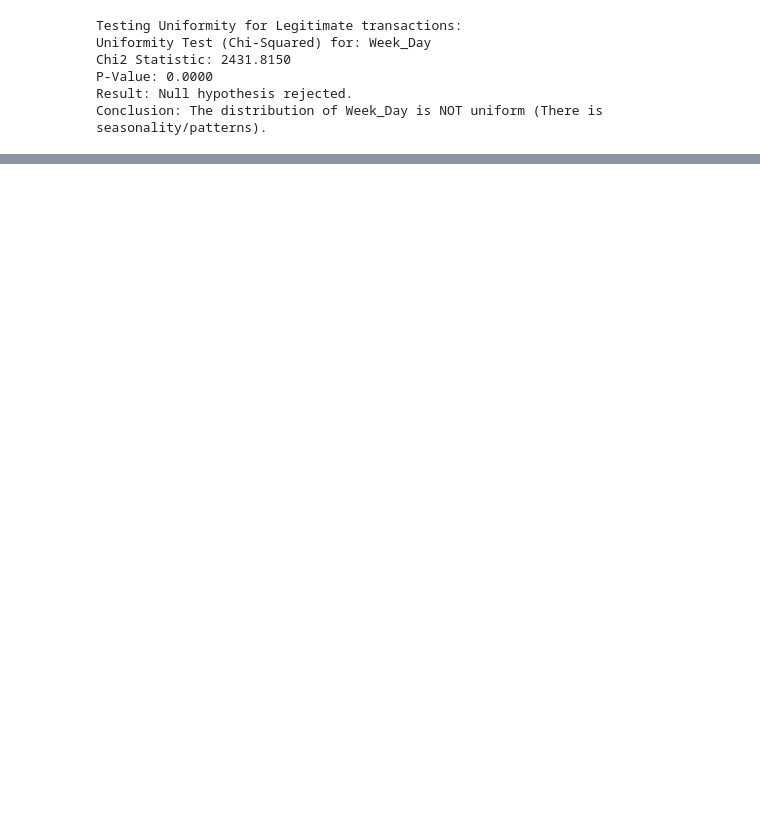
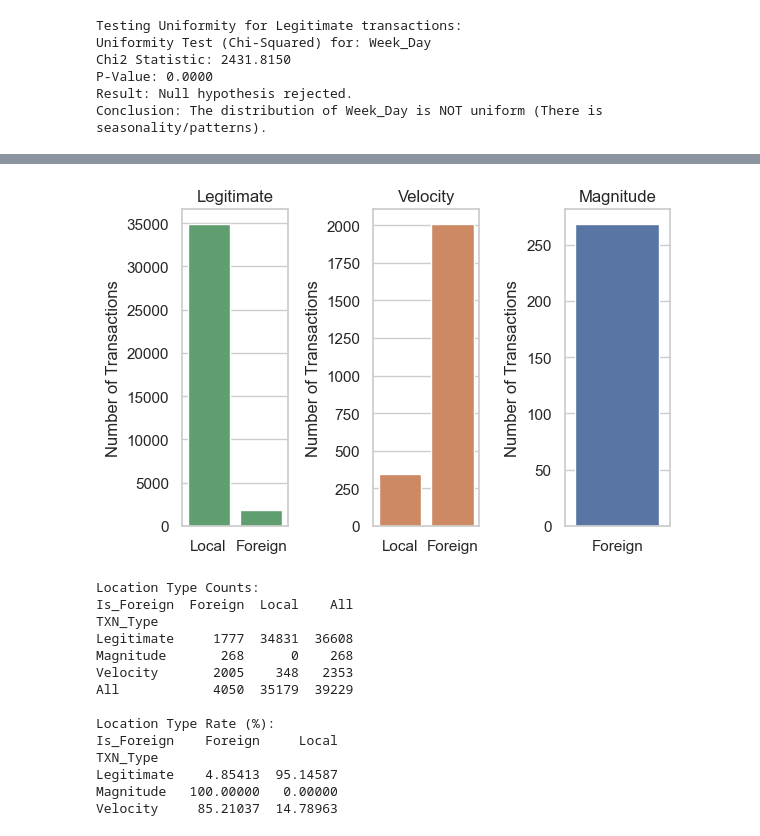
Before and after one commit to dexpositov/Financial-Fraud-Detection-System, a Jupyter notebook: notebooks/02_eda_analysis.ipynb, the cells around one changed output, grey strips where cells are left out. Cells and saved outputs as stored; diff of their text form; code cells hidden in the pictures; blank space fills up the shorter version.

```diff
--- a/notebooks/02_eda_analysis.ipynb
+++ b/notebooks/02_eda_analysis.ipynb
@@ -348,0 +455,43 @@ print(sns.color_palette("deep").as_hex())
+# %%
+# Location analysis of fraud transactions vs legitimate transactions
+
+df['Is_Foreign'] = df.apply(lambda x: 'Foreign' if x['Customer_Home'] != x['Location'] else 'Local', axis=1)
+
+palette_txn={'Legitimate': '#55a868', 'Velocity': '#dd8452', 'Magnitude': '#4c72b0'}
+
+fig, ax_loc = plt.subplots(1,3,figsize=(6, 4))
+
+for ax, tx_type in zip(ax_loc, ['Legitimate', 'Velocity', 'Magnitude']):
+    sns.countplot(x='Is_Foreign', data=df[df['TXN_Type'] == tx_type], ax = ax, color=palette_txn[tx_type])
+    ax.set_title(tx_type)
+    ax.set_ylabel('Number of Transactions')
+    ax.set_xlabel('')
+
+plt.tight_layout()
+plt.show()
+
+# Cross table analysis between Location and Transaction Type
+
+location_type_counts = pd.crosstab(df['TXN_Type'], df['Is_Foreign'], margins=True)
+print("Location Type Counts:")
+print(location_type_counts)
+
+location_type_rate = pd.crosstab(df['TXN_Type'], df['Is_Foreign'], normalize='index') * 100
+print("\nLocation Type Rate (%):")
+print(location_type_rate)
+# %% [output]
+[figure, added]
+Location Type Counts:
+Is_Foreign  Foreign  Local    All
+TXN_Type
+Legitimate     1777  34831  36608
+Magnitude       268      0    268
+Velocity       2005    348   2353
+All            4050  35179  39229
+
+Location Type Rate (%):
+Is_Foreign    Foreign     Local
+TXN_Type
+Legitimate    4.85413  95.14587
+Magnitude   100.00000   0.00000
+Velocity     85.21037  14.78963
```
Also changed, not shown: parts of 41 cells of this notebook.
